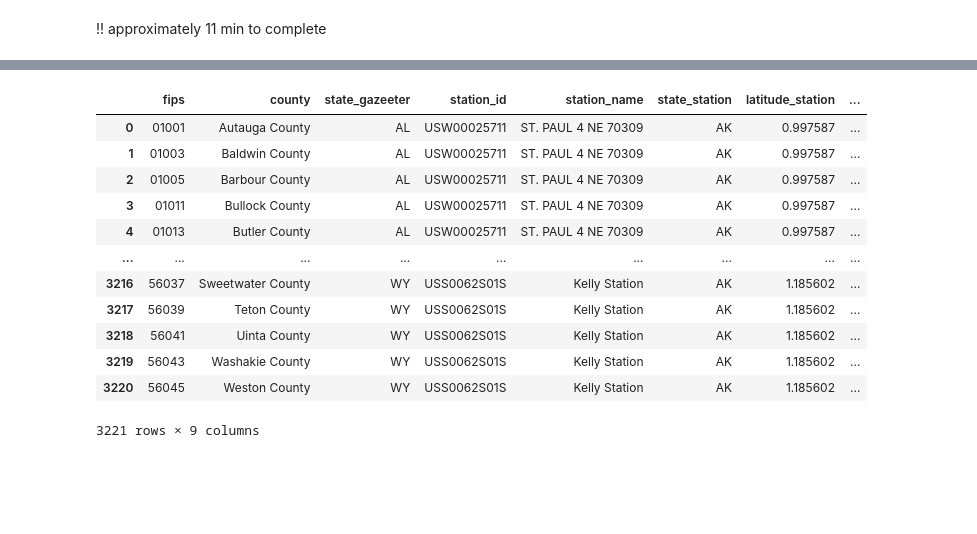
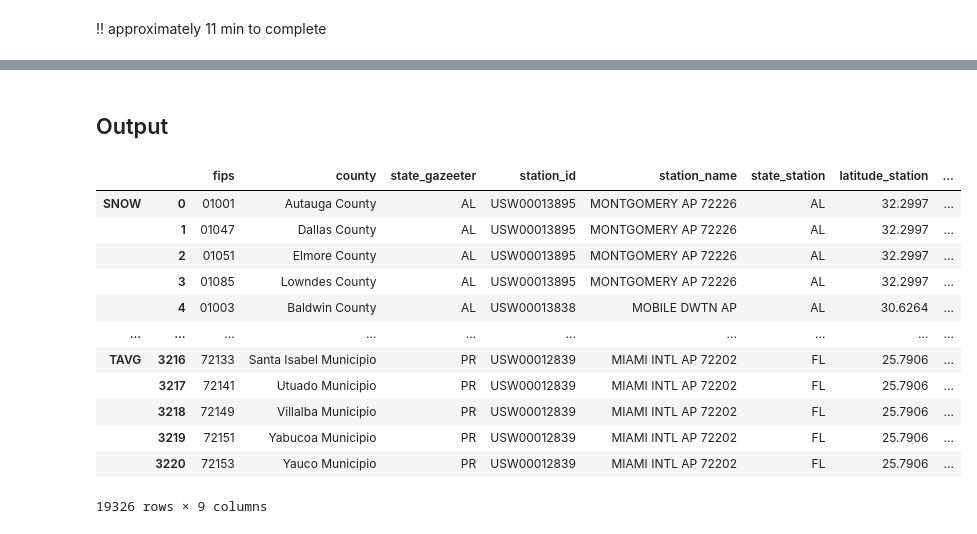
Before and after one commit to severine-baudry/capstone_data_engineer, a Jupyter notebook: US_weather_explore_measurements.ipynb, the cells around one changed output, grey strips where cells are left out. Drawn from its saved outputs; the diff is of its cells as text; code cells hidden in the pictures; blank space fills up the shorter version.

```diff
--- a/US_weather_explore_measurements.ipynb
+++ b/US_weather_explore_measurements.ipynb
@@ -251,21 +257,11 @@ closeststation_per_element["PRCP"].head()
+# %% [markdown]
+## Output
 # %%
-pd.merge( closeststation_per_element["PRCP"], df_stations, on = "station_id")\
-    .rename(columns = { "latitude_degrees" : "latitude_station", "longitude_degrees" : "longitude_station",
-                      "state_x" : "state_gazeeter", "state_y" : "state_station"})\
-    [ ["fips",  "county", "state_gazeeter",
-       "station_id", "station_name", "state_station", "latitude_station", "longitude_station", "distance" ] ]
+closest_stations_allinfo ={}
+for element, l_stations in closeststation_per_element.items():
+    closest_stations_allinfo[element] = pd.merge( l_stations, df_stations, on = "station_id")\
+        .rename(columns = { "latitude_degrees" : "latitude_station", "longitude_degrees" : "longitude_station",
+                          "state_x" : "state_gazeeter", "state_y" : "state_station"})\
+        [ ["fips",  "county", "state_gazeeter",
+           "station_id", "station_name", "state_station", "latitude_station", "longitude_station", "distance" ] ]
-# %% [output]
-|  | fips | county | state_gazeeter | station_id | station_name | state_station | latitude_station | ... |
-| 0 | 01001 | Autauga County | AL | USW00025711 | ST. PAUL 4 NE 70309 | AK | 0.997587 | ... |
-| 1 | 01003 | Baldwin County | AL | USW00025711 | ST. PAUL 4 NE 70309 | AK | 0.997587 | ... |
-| 2 | 01005 | Barbour County | AL | USW00025711 | ST. PAUL 4 NE 70309 | AK | 0.997587 | ... |
-| 3 | 01011 | Bullock County | AL | USW00025711 | ST. PAUL 4 NE 70309 | AK | 0.997587 | ... |
-| 4 | 01013 | Butler County | AL | USW00025711 | ST. PAUL 4 NE 70309 | AK | 0.997587 | ... |
-| ... | ... | ... | ... | ... | ... | ... | ... | ... |
-| 3216 | 56037 | Sweetwater County | WY | USS0062S01S | Kelly Station | AK | 1.185602 | ... |
-| 3217 | 56039 | Teton County | WY | USS0062S01S | Kelly Station | AK | 1.185602 | ... |
-| 3218 | 56041 | Uinta County | WY | USS0062S01S | Kelly Station | AK | 1.185602 | ... |
-| 3219 | 56043 | Washakie County | WY | USS0062S01S | Kelly Station | AK | 1.185602 | ... |
-| 3220 | 56045 | Weston County | WY | USS0062S01S | Kelly Station | AK | 1.185602 | ... |
-3221 rows × 9 columns
 # %%
@@ -273,2 +269,21 @@ for element, l_stations in closeststation_per_element.items():
     out_name = os.path.join("OUT_DATA", f"closest_for_{element}.csv")
     l_stations.to_csv(out_name)
+# %%
+# convert to multi index
+dfmi_closest_stations = pd.concat(closest_stations_allinfo.values(), keys = closeststation_per_element.keys())
+# %%
+dfmi_closest_stations
+# %% [output]
+|  |  | fips | county | state_gazeeter | station_id | station_name | state_station | latitude_station | ... |
+| SNOW | 0 | 01001 | Autauga County | AL | USW00013895 | MONTGOMERY AP 72226 | AL | 32.2997 | ... |
+|  | 1 | 01047 | Dallas County | AL | USW00013895 | MONTGOMERY AP 72226 | AL | 32.2997 | ... |
+|  | 2 | 01051 | Elmore County | AL | USW00013895 | MONTGOMERY AP 72226 | AL | 32.2997 | ... |
+|  | 3 | 01085 | Lowndes County | AL | USW00013895 | MONTGOMERY AP 72226 | AL | 32.2997 | ... |
+|  | 4 | 01003 | Baldwin County | AL | USW00013838 | MOBILE DWTN AP | AL | 30.6264 | ... |
+| ... | ... | ... | ... | ... | ... | ... | ... | ... | ... |
+| TAVG | 3216 | 72133 | Santa Isabel Municipio | PR | USW00012839 | MIAMI INTL AP 72202 | FL | 25.7906 | ... |
+|  | 3217 | 72141 | Utuado Municipio | PR | USW00012839 | MIAMI INTL AP 72202 | FL | 25.7906 | ... |
+|  | 3218 | 72149 | Villalba Municipio | PR | USW00012839 | MIAMI INTL AP 72202 | FL | 25.7906 | ... |
+|  | 3219 | 72151 | Yabucoa Municipio | PR | USW00012839 | MIAMI INTL AP 72202 | FL | 25.7906 | ... |
+|  | 3220 | 72153 | Yauco Municipio | PR | USW00012839 | MIAMI INTL AP 72202 | FL | 25.7906 | ... |
+19326 rows × 9 columns
```
Also changed, not shown: parts of 20 cells of this notebook.
